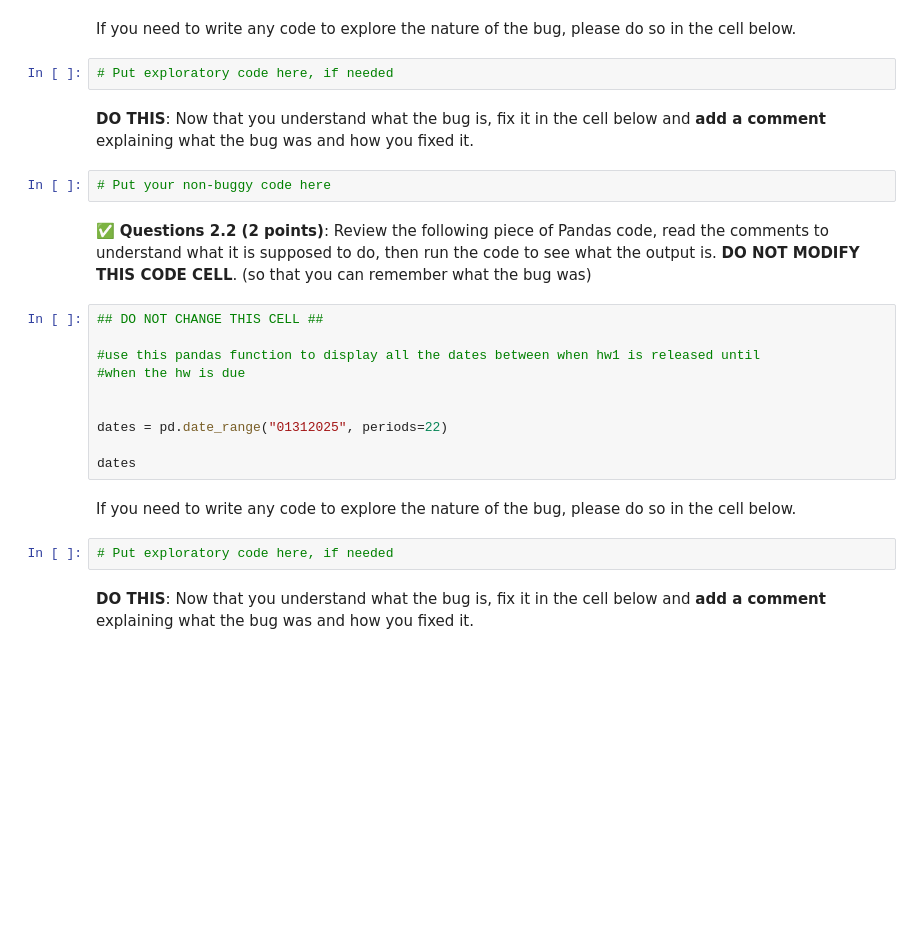
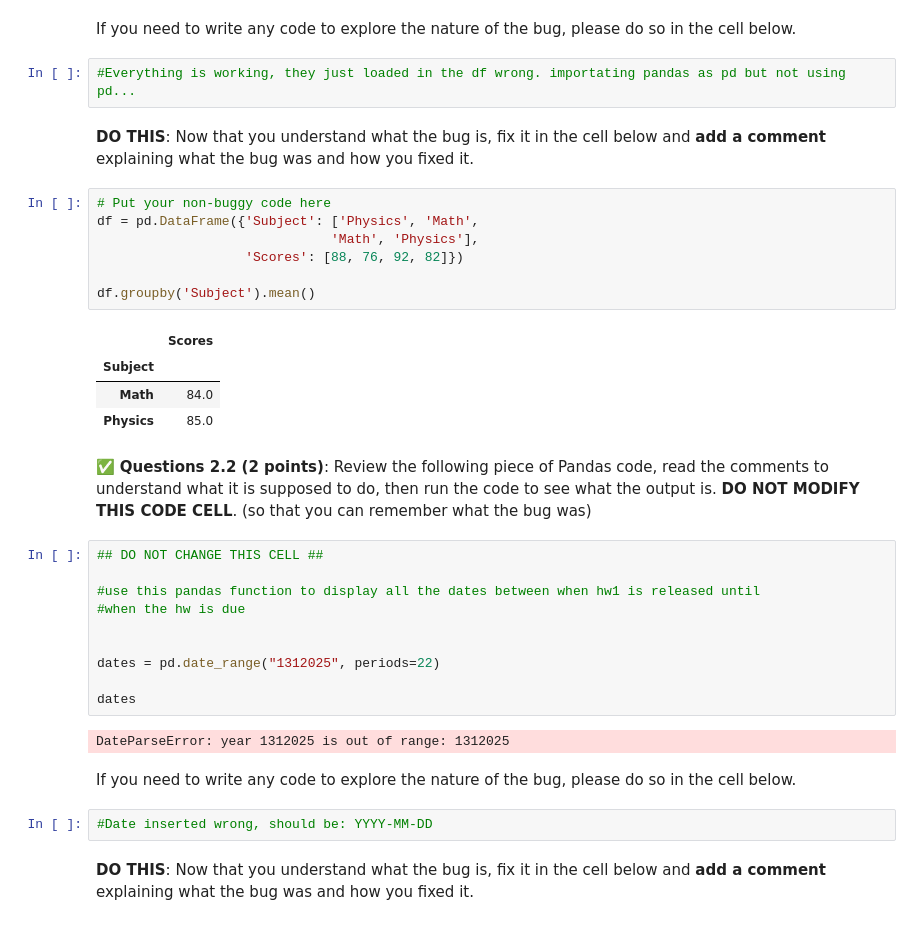
Before and after one commit to Demskini/CMSE202-fs25-turnin, a Jupyter notebook: hw-01/HW-01_GitPracticeDebuggingPythonPackagesAndClasses-SS25-STUDENT.ipynb, the cells around one changed output. Cells and saved outputs as stored; diff of their text form; blank space fills up the shorter version.

```diff
--- a/hw-01/HW-01_GitPracticeDebuggingPythonPackagesAndClasses-SS25-STUDENT.ipynb
+++ b/hw-01/HW-01_GitPracticeDebuggingPythonPackagesAndClasses-SS25-STUDENT.ipynb
@@ -212,11 +214,21 @@ df.groupby('Subject').mean()
 # %% [markdown]
 If you need to write any code to explore the nature of the bug, please do so in the cell below.
-# %%
-# Put exploratory code here, if needed
+# %%
+#Everything is working, they just loaded in the df wrong. importating pandas as pd but not using pd...
 # %% [markdown]
 **DO THIS**: Now that you understand what the bug is, fix it in the cell below and **add a comment** explaining what the bug was and how you fixed it.
 # %%
 # Put your non-buggy code here
+df = pd.DataFrame({'Subject': ['Physics', 'Math',
+                              'Math', 'Physics'],
+                   'Scores': [88, 76, 92, 82]})
+
+df.groupby('Subject').mean()
+# %% [output]
+|  | Scores |
+| Subject |  |
+| Math | 84.0 |
+| Physics | 85.0 |
 # %% [markdown]
 &#9989; **Questions 2.2 (2 points)**: Review the following piece of Pandas code, read the comments to understand what it is supposed to do, then run the code to see what the output is. **DO NOT MODIFY THIS CODE CELL**. (so that you can remember what the bug was)
 # %%
@@ -226,12 +238,14 @@ If you need to write any code to explore the nature of the bug, please do so in
 #when the hw is due
 
 
-dates = pd.date_range("01312025", periods=22)
+dates = pd.date_range("1312025", periods=22)
 
 dates
+# %% [output]
+DateParseError: year 1312025 is out of range: 1312025
 # %% [markdown]
 If you need to write any code to explore the nature of the bug, please do so in the cell below.
-# %%
-# Put exploratory code here, if needed
+# %%
+#Date inserted wrong, should be: YYYY-MM-DD
 # %% [markdown]
 **DO THIS**: Now that you understand what the bug is, fix it in the cell below and **add a comment** explaining what the bug was and how you fixed it.
```
Also changed, not shown: parts of 8 cells of this notebook.
